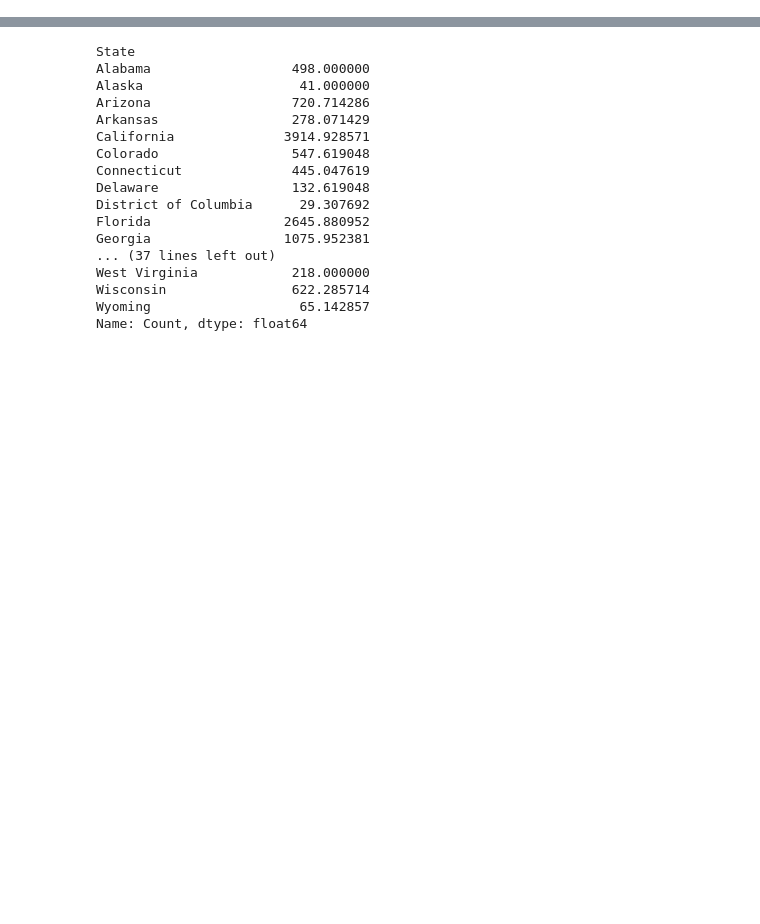
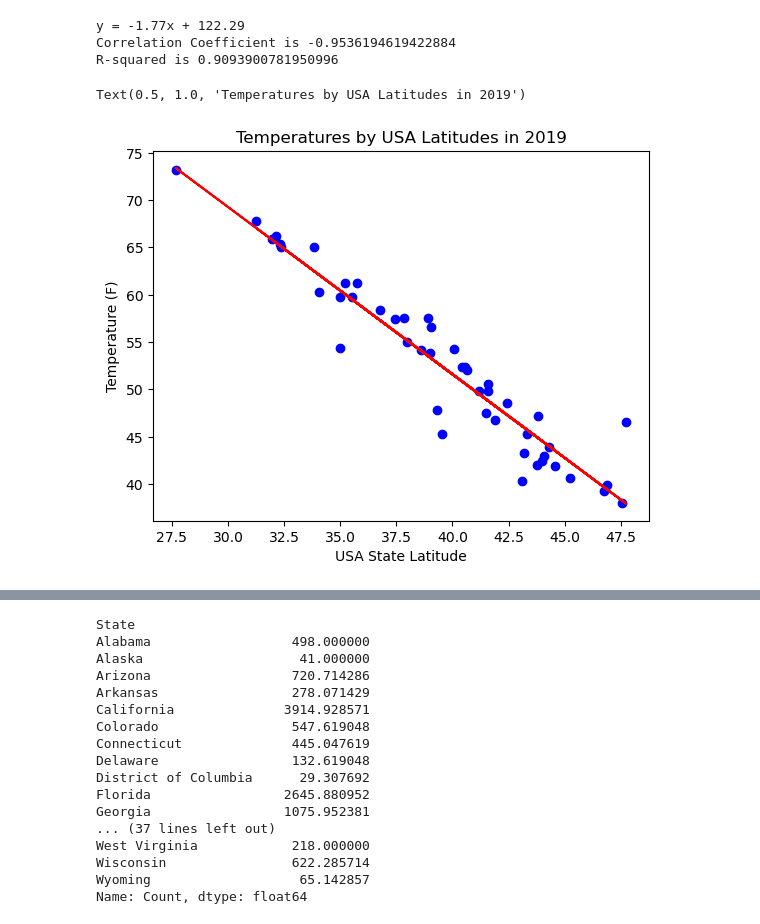
Before and after one commit to ishasaldhi/Project-1, a Jupyter notebook: Melanoma Regional.ipynb, the cells around one changed output, grey strips where cells are left out. Cells and saved outputs as stored; diff of their text form; code cells hidden in the pictures; blank space fills up the shorter version.

```diff
--- a/Melanoma Regional.ipynb
+++ b/Melanoma Regional.ipynb
@@ -109,0 +142,33 @@ Text(0.5, 1.0, 'Incidences of Melanoma by USA Latitudes')
+# %%
+#Find the results for 2019
+melanoma2019 = cleanMelanomaWeather.loc[cleanMelanomaWeather["Year"]==2019]
+# %%
+#Create a scatter plot of the Latidude versus the Temperature
+averages2019 = melanoma2019.groupby('State').mean()
+
+x, y = averages2019["usa_state_latitude"], averages2019["temp"]
+(slope, intercept, rvalue, pvalue, stderr) = st.linregress(x, y)
+regress = x * slope + intercept
+line = "y = " + str(round(slope,2)) + "x + " + str(round(intercept,2))
+print(line)
+r = np.corrcoef(x, y)
+rSquared = r*r
+print("Correlation Coefficient is " + str(r[0][1]))
+print("R-squared is " + str(rSquared[0][1]))
+
+
+fig1, ax1 = plt.subplots()
+markersize = 5
+
+plt.scatter(x, y, color = "blue")
+plt.plot(x,regress,"r-")
+
+plt.ylabel("Temperature (F)")
+plt.xlabel("USA State Latitude")
+plt.title('Temperatures by USA Latitudes in 2019')
+# %% [output]
+y = -1.77x + 122.29
+Correlation Coefficient is -0.9536194619422884
+R-squared is 0.9093900781950996
+Text(0.5, 1.0, 'Temperatures by USA Latitudes in 2019')
+[figure, added]
```
Also changed, not shown: parts of 20 cells of this notebook, 1 other file.
